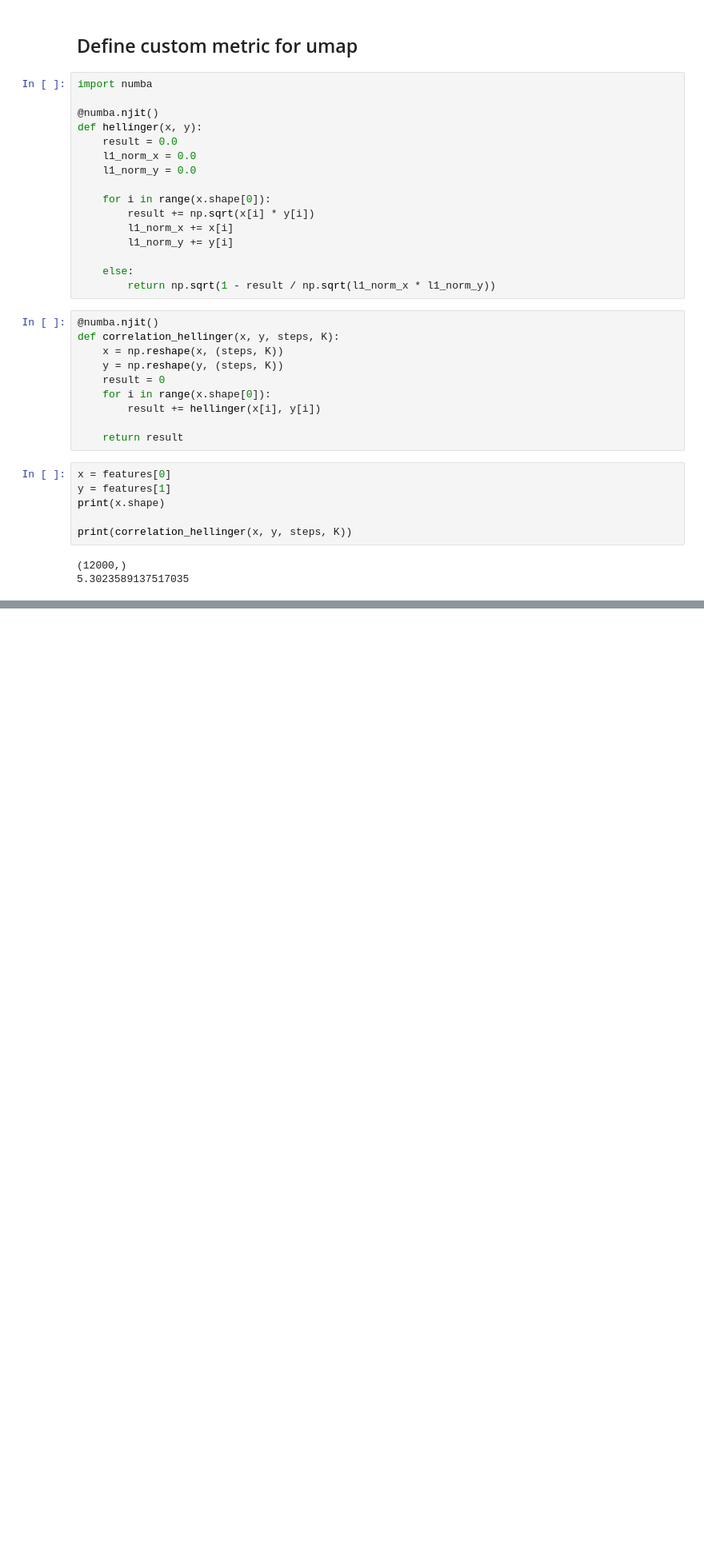
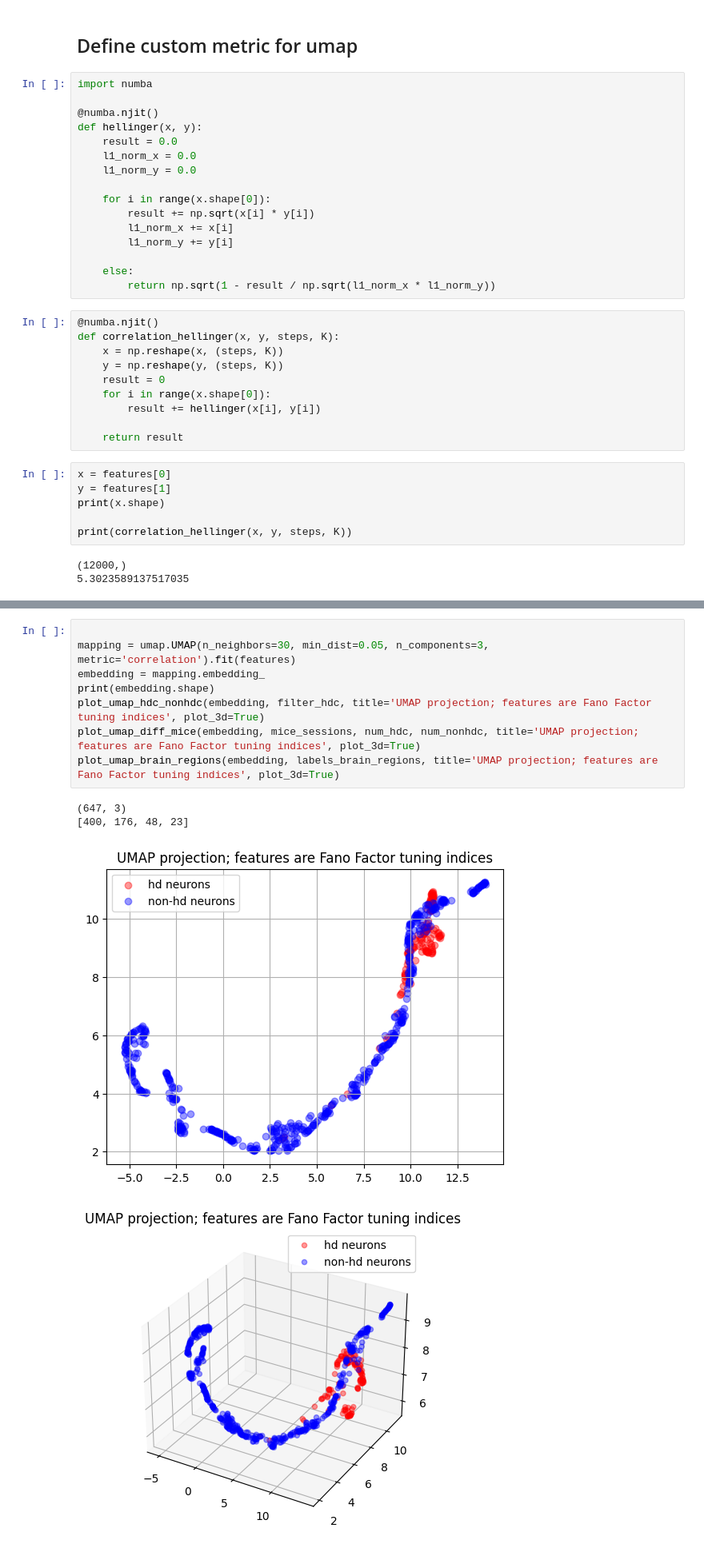
Before and after one commit to davindicode/UCM-interpret, a Jupyter notebook: analysis/umap_SCDs.ipynb, the cells around one changed output, grey strips where cells are left out. Shown at 80% size. Drawn from its saved outputs; the diff is of its cells as text; blank space fills up the shorter version.

```diff
--- a/analysis/umap_SCDs.ipynb
+++ b/analysis/umap_SCDs.ipynb
@@ -237,0 +308,13 @@ plot_umap_diff_mice(embedding, mice_sessions, num_hdc, num_nonhdc, title='UMAP p
+# %%
+
+mapping = umap.UMAP(n_neighbors=30, min_dist=0.05, n_components=3, metric='correlation').fit(features)
+embedding = mapping.embedding_
+print(embedding.shape)
+plot_umap_hdc_nonhdc(embedding, filter_hdc, title='UMAP projection; features are Fano Factor tuning indices', plot_3d=True)
+plot_umap_diff_mice(embedding, mice_sessions, num_hdc, num_nonhdc, title='UMAP projection; features are Fano Factor tuning indices', plot_3d=True)
+plot_umap_brain_regions(embedding, labels_brain_regions, title='UMAP projection; features are Fano Factor tuning indices', plot_3d=True)
+# %% [output]
+(647, 3)
+[400, 176, 48, 23]
+[figure, added]
+[figure, added]
```
Also changed, not shown: parts of 6 cells of this notebook, 21 other files.
